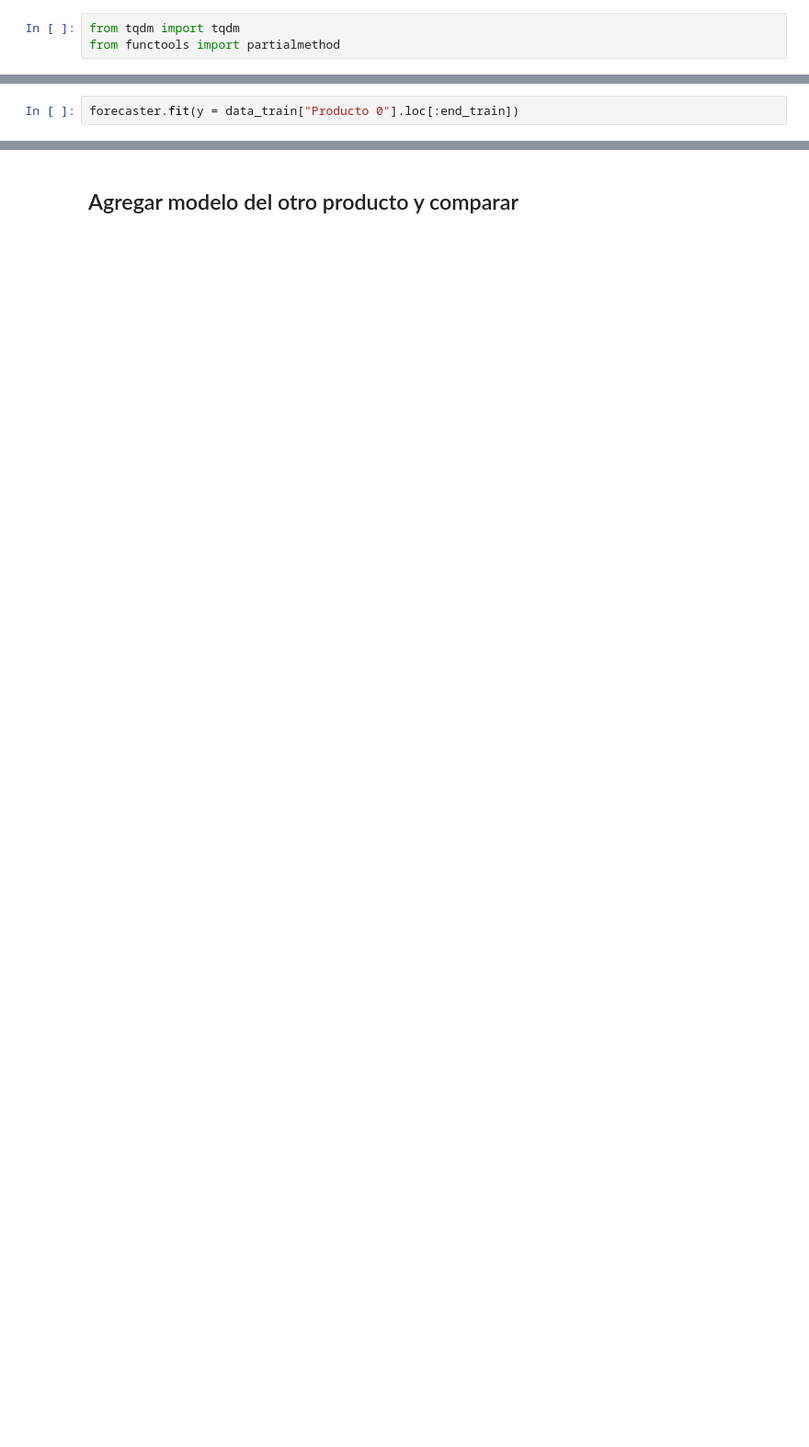
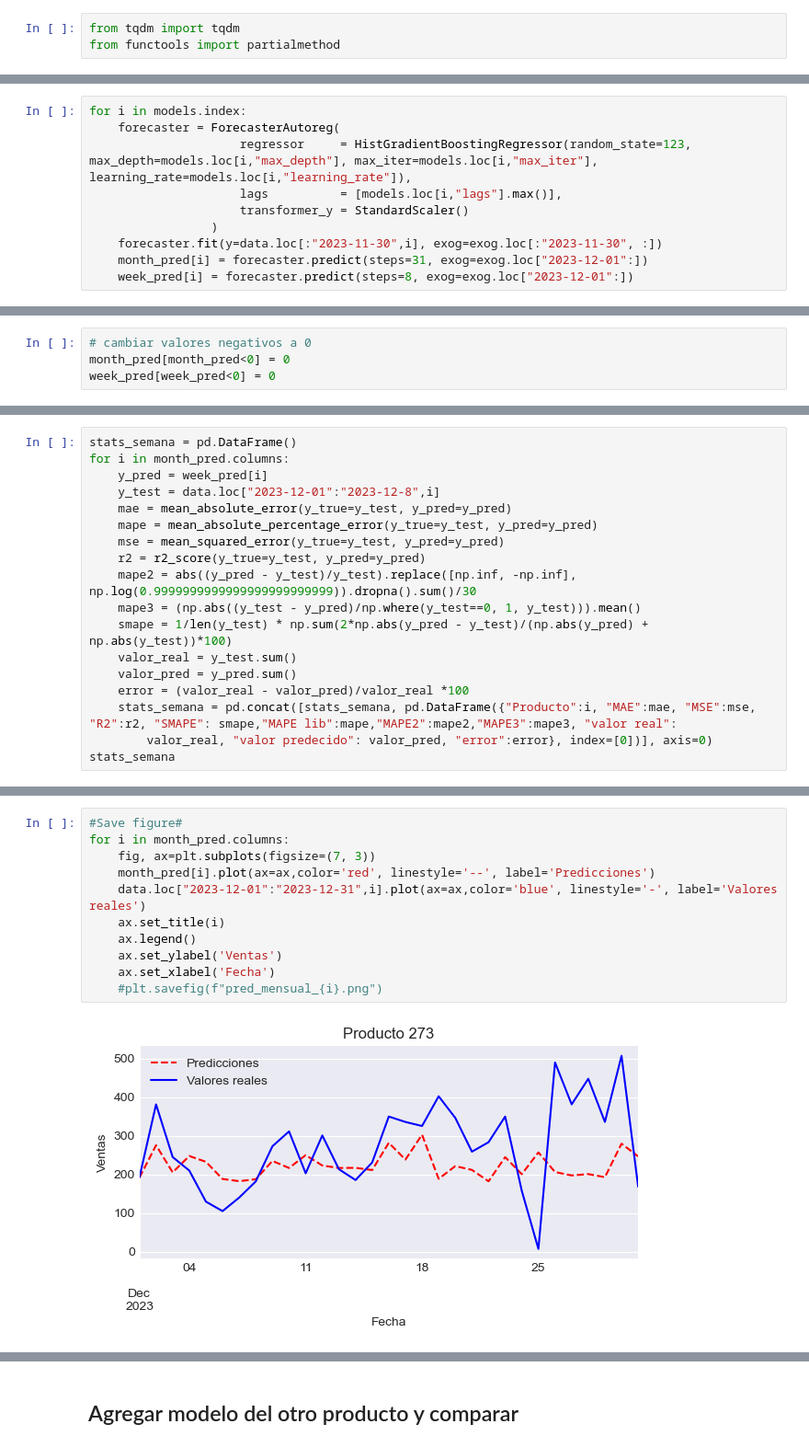
Before and after one commit to Racoo203/colchoncitos, a Jupyter notebook: Histgradientboosting.ipynb, the cells around one changed output, grey strips where cells are left out. Shown at 92% size. Saved outputs shown, nothing was run; the diff lists cells and outputs as text; blank space fills up the shorter version.

```diff
--- a/Histgradientboosting.ipynb
+++ b/Histgradientboosting.ipynb
@@ -273,2 +239,0 @@ forecaster = ForecasterAutoreg(
-# %%
-forecaster.fit(y = data_train["Producto 0"].loc[:end_train])
@@ -288,0 +256,10 @@ forecaster.predict(50).loc["2023-11-22":"2023-11-28"]
+# %%
+for i in models.index:
+    forecaster = ForecasterAutoreg(
+                     regressor     = HistGradientBoostingRegressor(random_state=123, max_depth=models.loc[i,"max_depth"], max_iter=models.loc[i,"max_iter"], learning_rate=models.loc[i,"learning_rate"]),
+                     lags          = [models.loc[i,"lags"].max()],
+                     transformer_y = StandardScaler()
+                 )
+    forecaster.fit(y=data.loc[:"2023-11-30",i], exog=exog.loc[:"2023-11-30", :])
+    month_pred[i] = forecaster.predict(steps=31, exog=exog.loc["2023-12-01":])
+    week_pred[i] = forecaster.predict(steps=8, exog=exog.loc["2023-12-01":])
@@ -288,0 +268,4 @@ forecaster.predict(50).loc["2023-11-22":"2023-11-28"]
+# %%
+# cambiar valores negativos a 0
+month_pred[month_pred<0] = 0
+week_pred[week_pred<0] = 0
@@ -288,0 +313,18 @@ forecaster.predict(50).loc["2023-11-22":"2023-11-28"]
+# %%
+stats_semana = pd.DataFrame()
+for i in month_pred.columns:
+    y_pred = week_pred[i]
+    y_test = data.loc["2023-12-01":"2023-12-8",i]
+    mae = mean_absolute_error(y_true=y_test, y_pred=y_pred)
+    mape = mean_absolute_percentage_error(y_true=y_test, y_pred=y_pred)
+    mse = mean_squared_error(y_true=y_test, y_pred=y_pred)
+    r2 = r2_score(y_true=y_test, y_pred=y_pred)
+    mape2 = abs((y_pred - y_test)/y_test).replace([np.inf, -np.inf], np.log(0.9999999999999999999999999)).dropna().sum()/30
+    mape3 = (np.abs((y_test - y_pred)/np.where(y_test==0, 1, y_test))).mean()
+    smape = 1/len(y_test) * np.sum(2*np.abs(y_pred - y_test)/(np.abs(y_pred) + np.abs(y_test))*100)
+    valor_real = y_test.sum()
+    valor_pred = y_pred.sum()
+    error = (valor_real - valor_pred)/valor_real *100
+    stats_semana = pd.concat([stats_semana, pd.DataFrame({"Producto":i, "MAE":mae, "MSE":mse, "R2":r2, "SMAPE": smape,"MAPE lib":mape,"MAPE2":mape2,"MAPE3":mape3, "valor real":
+        valor_real, "valor predecido": valor_pred, "error":error}, index=[0])], axis=0)
+stats_semana
@@ -288,0 +349,13 @@ forecaster.predict(50).loc["2023-11-22":"2023-11-28"]
+# %%
+#Save figure#
+for i in month_pred.columns:
+    fig, ax=plt.subplots(figsize=(7, 3))
+    month_pred[i].plot(ax=ax,color='red', linestyle='--', label='Predicciones')
+    data.loc["2023-12-01":"2023-12-31",i].plot(ax=ax,color='blue', linestyle='-', label='Valores reales')
+    ax.set_title(i)
+    ax.legend()
+    ax.set_ylabel('Ventas')
+    ax.set_xlabel('Fecha')
+    #plt.savefig(f"pred_mensual_{i}.png")
+# %% [output]
+[figure, added]
```
Also changed, not shown: parts of 42 cells of this notebook, 3 other files.
